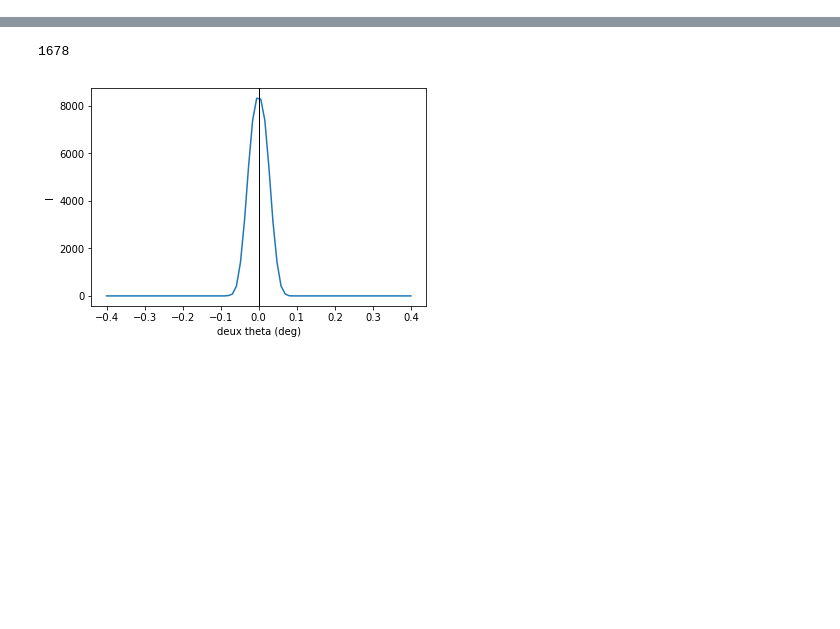
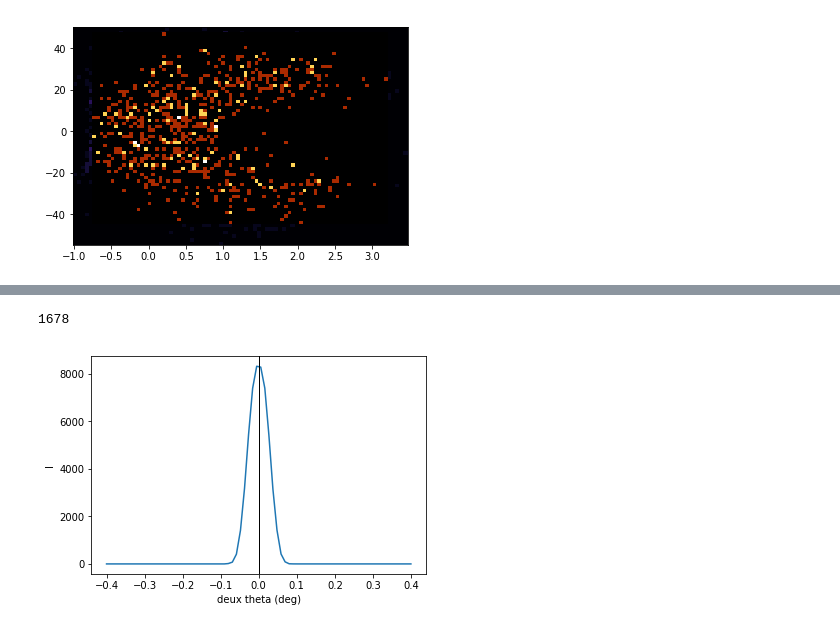
Before and after one commit to xdze2/CuNb, a Jupyter notebook: diff_X/ray_tracing/ray_tracing_v3_calib.ipynb, the cells around one changed output, grey strips where cells are left out. Drawn from its saved outputs; the diff is of its cells as text; code cells hidden in the pictures; blank space fills up the shorter version.

```diff
--- a/diff_X/ray_tracing/ray_tracing_v3_calib.ipynb
+++ b/diff_X/ray_tracing/ray_tracing_v3_calib.ipynb
@@ -111,0 +137,23 @@ def measure(params):
+# %%
+H, xedges, yedges = np.histogram2d(uv_detec[:, 0], uv_detec[:, 1],
+                                   bins=[80, 60], density=True)
+
+#ax = fig.add_subplot(132, title='pcolormesh: actual edges',
+#        aspect='equal')
+#plt.figure(figsize=(2, 20))
+X, Y = np.meshgrid(xedges, yedges)
+plt.pcolormesh(X, Y, H.T, cmap='magma');
+#plt.axis('equal');
+
+#plt.axis('equal');
+
+H, xedges, yedges = np.histogram2d(uv_detec[through, 0], uv_detec[through, 1],
+                                   bins=[80, 60], density=True)
+
+#ax = fig.add_subplot(132, title='pcolormesh: actual edges',
+#        aspect='equal')
+#plt.figure(figsize=(2, 20))
+X, Y = np.meshgrid(xedges, yedges)
+plt.pcolormesh(X, Y, H.T, cmap='afmhot');
+# %% [output]
+[figure, added]
```
Also changed, not shown: parts of 10 cells of this notebook, 1 other file.
